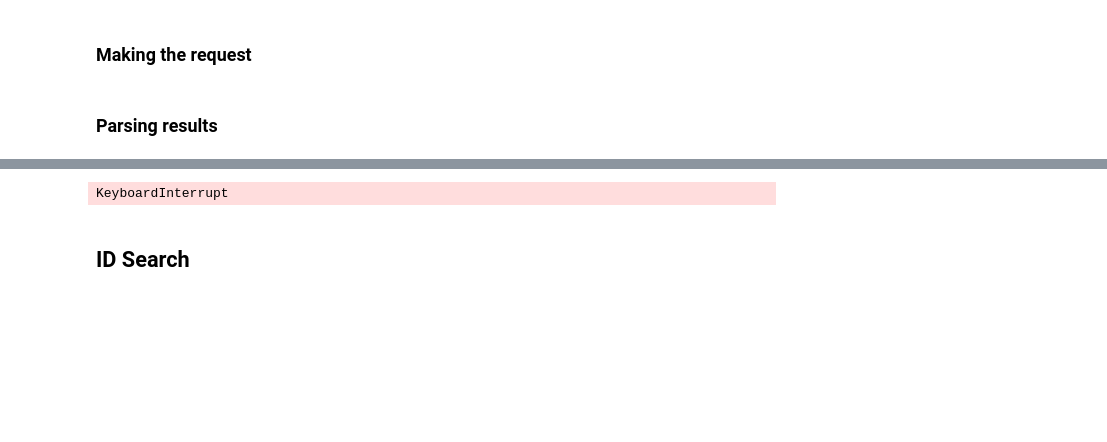
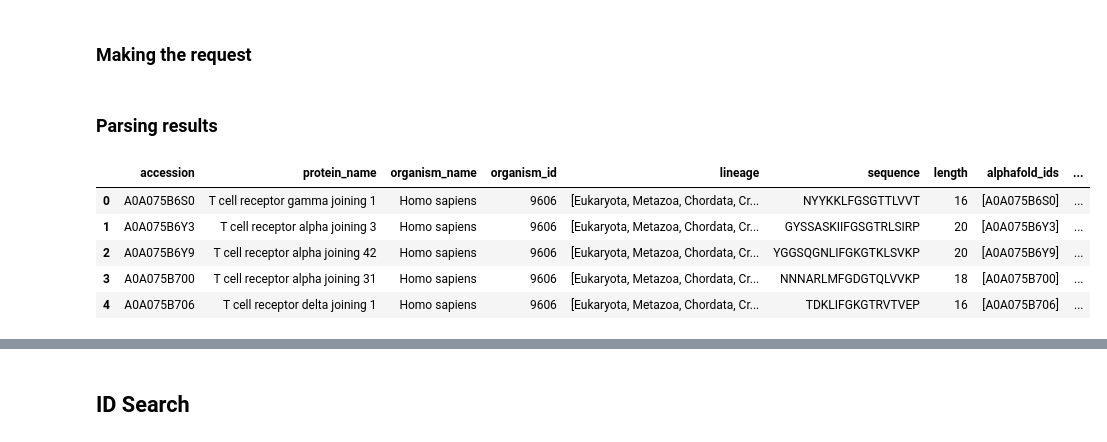
Before and after one commit to kren-ai-lab/silk-route, a Jupyter notebook: examples/uniprot_usage_demo.ipynb, the cells around one changed output, grey strips where cells are left out. Drawn from its saved outputs; the diff is of its cells as text; code cells hidden in the pictures; blank space fills up the shorter version.

```diff
--- a/examples/uniprot_usage_demo.ipynb
+++ b/examples/uniprot_usage_demo.ipynb
@@ -29,7 +29,7 @@ instance = UniprotInterface(
 # %% [markdown]
 ### Making the request
 # %%
-response = instance.submit_stream(
+response, _ = instance.submit_stream(
     query=query,
     fields=fields,
     sort=sort,
@@ -39,8 +39,16 @@ response = instance.submit_stream(
 # %% [markdown]
 ### Parsing results
 # %%
-instance.parse_results(
+parsed, _ = instance.parse(
     results=response,
-    extract_fields=None
-).head(5)
+    extract_fields=None,
+    format="dataframe"
+)
+parsed.head(5)
 # %% [output]
+|  | accession | protein_name | organism_name | organism_id | lineage | sequence | length | alphafold_ids | ... |
+| 0 | A0A075B6S0 | T cell receptor gamma joining 1 | Homo sapiens | 9606 | [Eukaryota, Metazoa, Chordata, Cr... | NYYKKLFGSGTTLVVT | 16 | [A0A075B6S0] | ... |
+| 1 | A0A075B6Y3 | T cell receptor alpha joining 3 | Homo sapiens | 9606 | [Eukaryota, Metazoa, Chordata, Cr... | GYSSASKIIFGSGTRLSIRP | 20 | [A0A075B6Y3] | ... |
+| 2 | A0A075B6Y9 | T cell receptor alpha joining 42 | Homo sapiens | 9606 | [Eukaryota, Metazoa, Chordata, Cr... | YGGSQGNLIFGKGTKLSVKP | 20 | [A0A075B6Y9] | ... |
+| 3 | A0A075B700 | T cell receptor alpha joining 31 | Homo sapiens | 9606 | [Eukaryota, Metazoa, Chordata, Cr... | NNNARLMFGDGTQLVVKP | 18 | [A0A075B700] | ... |
+| 4 | A0A075B706 | T cell receptor delta joining 1 | Homo sapiens | 9606 | [Eukaryota, Metazoa, Chordata, Cr... | TDKLIFGKGTRVTVEP | 16 | [A0A075B706] | ... |
@@ -48,4 +56,3 @@ instance.parse_results(
-KeyboardInterrupt
 # %% [markdown]
 ## ID Search
 # %% [markdown]
```
Also changed, not shown: parts of 13 cells of this notebook, 36 other files.
